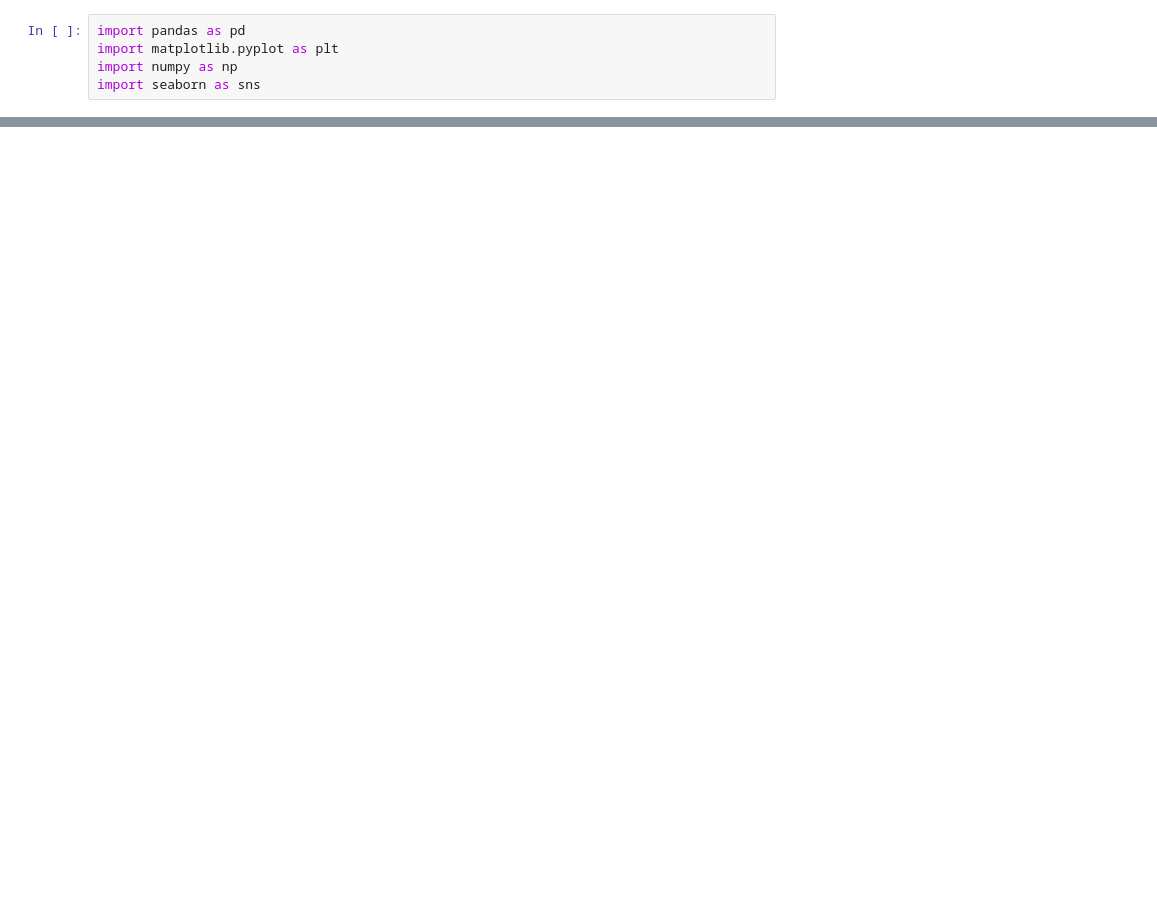
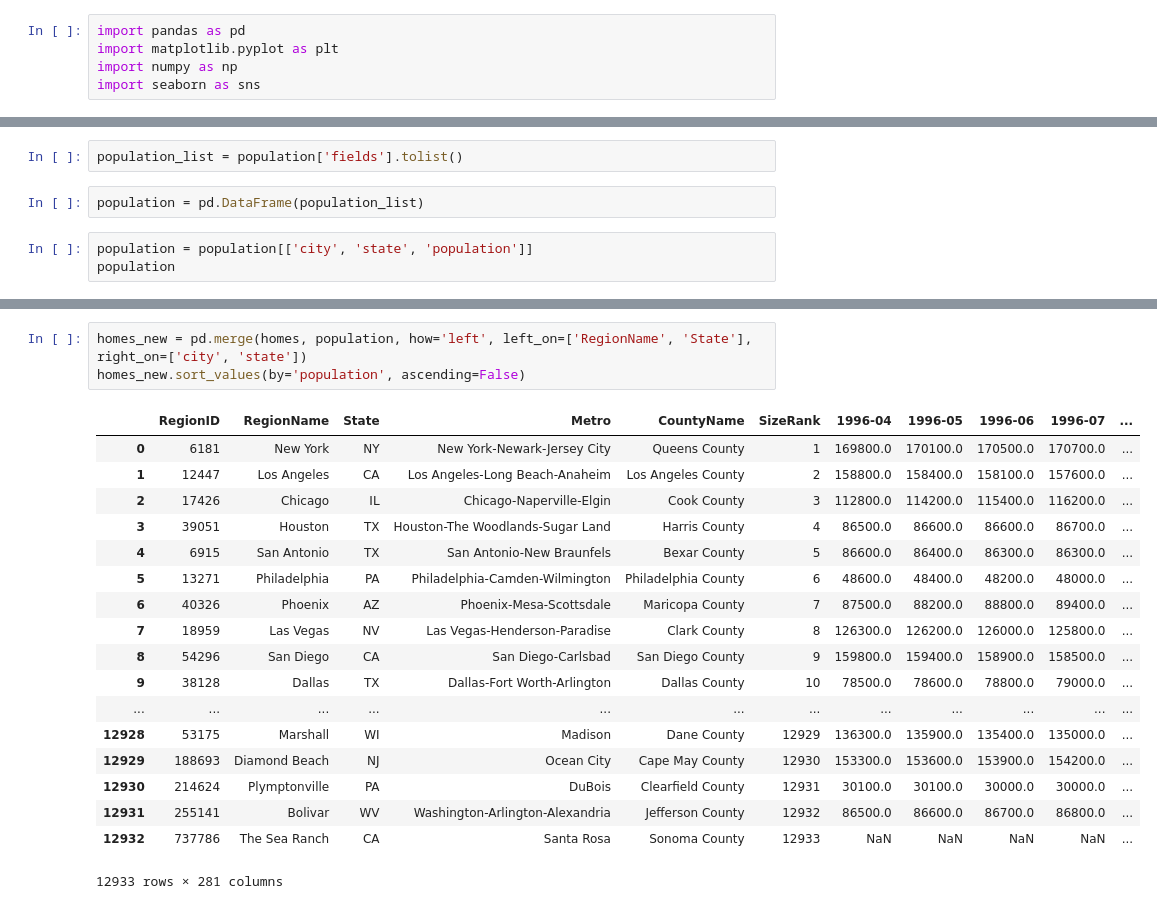
Before and after one commit to fashileak/Springboard, a Jupyter notebook: CapstoneProjectI/CapstoneProjectI.ipynb, the cells around one changed output, grey strips where cells are left out. Drawn from its saved outputs; the diff is of its cells as text; blank space fills up the shorter version.

```diff
--- a/CapstoneProjectI/CapstoneProjectI.ipynb
+++ b/CapstoneProjectI/CapstoneProjectI.ipynb
@@ -17,0 +61,7 @@ sfr.shape
+# %%
+population_list = population['fields'].tolist()
+# %%
+population = pd.DataFrame(population_list)
+# %%
+population = population[['city', 'state', 'population']]
+population
@@ -17,0 +87,22 @@ sfr.shape
+# %%
+homes_new = pd.merge(homes, population, how='left', left_on=['RegionName', 'State'], right_on=['city', 'state'])
+homes_new.sort_values(by='population', ascending=False)
+# %% [output]
+|  | RegionID | RegionName | State | Metro | CountyName | SizeRank | 1996-04 | 1996-05 | 1996-06 | 1996-07 | ... |
+| 0 | 6181 | New York | NY | New York-Newark-Jersey City | Queens County | 1 | 169800.0 | 170100.0 | 170500.0 | 170700.0 | ... |
+| 1 | 12447 | Los Angeles | CA | Los Angeles-Long Beach-Anaheim | Los Angeles County | 2 | 158800.0 | 158400.0 | 158100.0 | 157600.0 | ... |
+| 2 | 17426 | Chicago | IL | Chicago-Naperville-Elgin | Cook County | 3 | 112800.0 | 114200.0 | 115400.0 | 116200.0 | ... |
+| 3 | 39051 | Houston | TX | Houston-The Woodlands-Sugar Land | Harris County | 4 | 86500.0 | 86600.0 | 86600.0 | 86700.0 | ... |
+| 4 | 6915 | San Antonio | TX | San Antonio-New Braunfels | Bexar County | 5 | 86600.0 | 86400.0 | 86300.0 | 86300.0 | ... |
+| 5 | 13271 | Philadelphia | PA | Philadelphia-Camden-Wilmington | Philadelphia County | 6 | 48600.0 | 48400.0 | 48200.0 | 48000.0 | ... |
+| 6 | 40326 | Phoenix | AZ | Phoenix-Mesa-Scottsdale | Maricopa County | 7 | 87500.0 | 88200.0 | 88800.0 | 89400.0 | ... |
+| 7 | 18959 | Las Vegas | NV | Las Vegas-Henderson-Paradise | Clark County | 8 | 126300.0 | 126200.0 | 126000.0 | 125800.0 | ... |
+| 8 | 54296 | San Diego | CA | San Diego-Carlsbad | San Diego County | 9 | 159800.0 | 159400.0 | 158900.0 | 158500.0 | ... |
+| 9 | 38128 | Dallas | TX | Dallas-Fort Worth-Arlington | Dallas County | 10 | 78500.0 | 78600.0 | 78800.0 | 79000.0 | ... |
+| ... | ... | ... | ... | ... | ... | ... | ... | ... | ... | ... | ... |
+| 12928 | 53175 | Marshall | WI | Madison | Dane County | 12929 | 136300.0 | 135900.0 | 135400.0 | 135000.0 | ... |
+| 12929 | 188693 | Diamond Beach | NJ | Ocean City | Cape May County | 12930 | 153300.0 | 153600.0 | 153900.0 | 154200.0 | ... |
+| 12930 | 214624 | Plymptonville | PA | DuBois | Clearfield County | 12931 | 30100.0 | 30100.0 | 30000.0 | 30000.0 | ... |
+| 12931 | 255141 | Bolivar | WV | Washington-Arlington-Alexandria | Jefferson County | 12932 | 86500.0 | 86600.0 | 86700.0 | 86800.0 | ... |
+| 12932 | 737786 | The Sea Ranch | CA | Santa Rosa | Sonoma County | 12933 | NaN | NaN | NaN | NaN | ... |
+12933 rows × 281 columns
```
Also changed, not shown: parts of 28 cells of this notebook.
